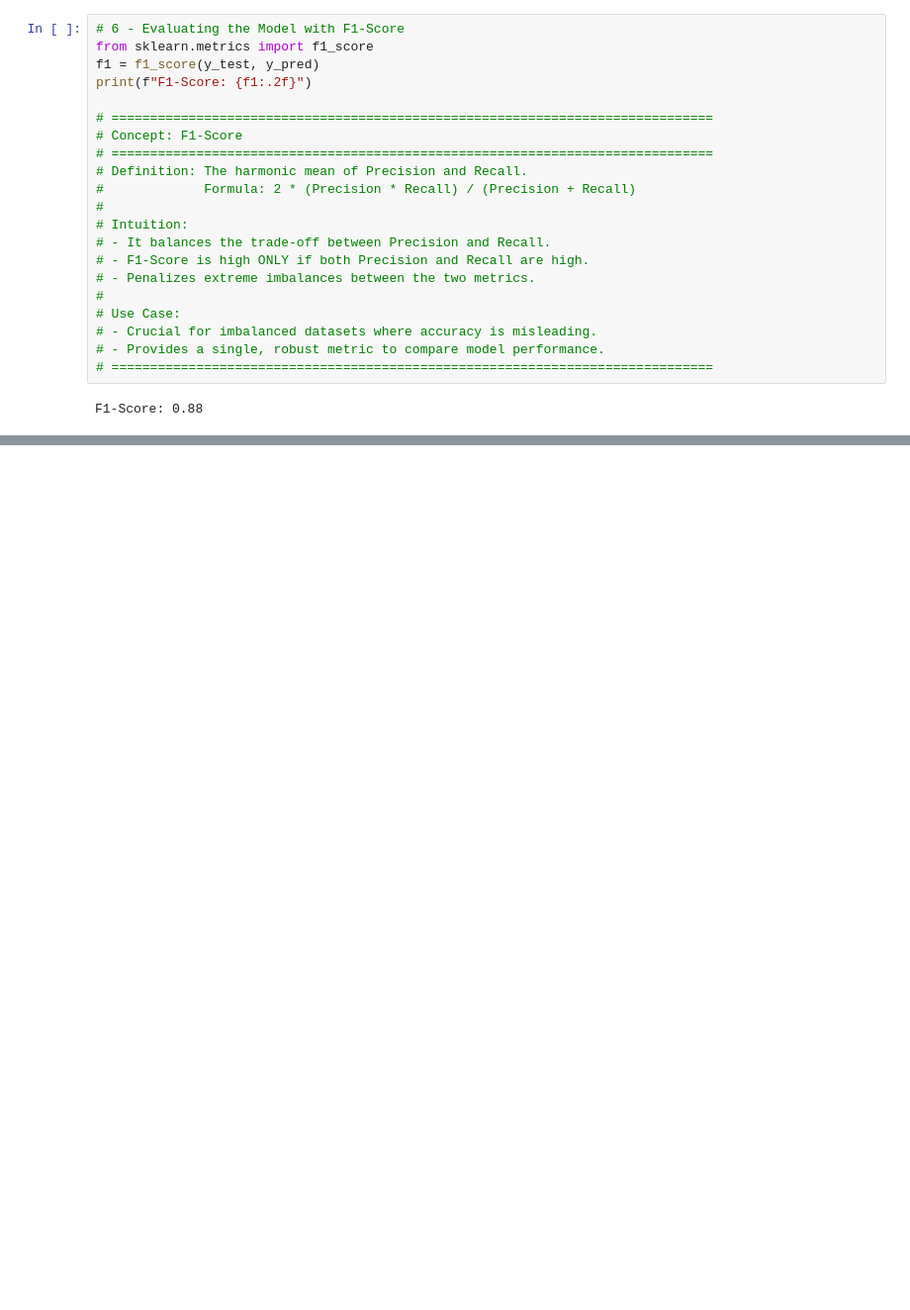
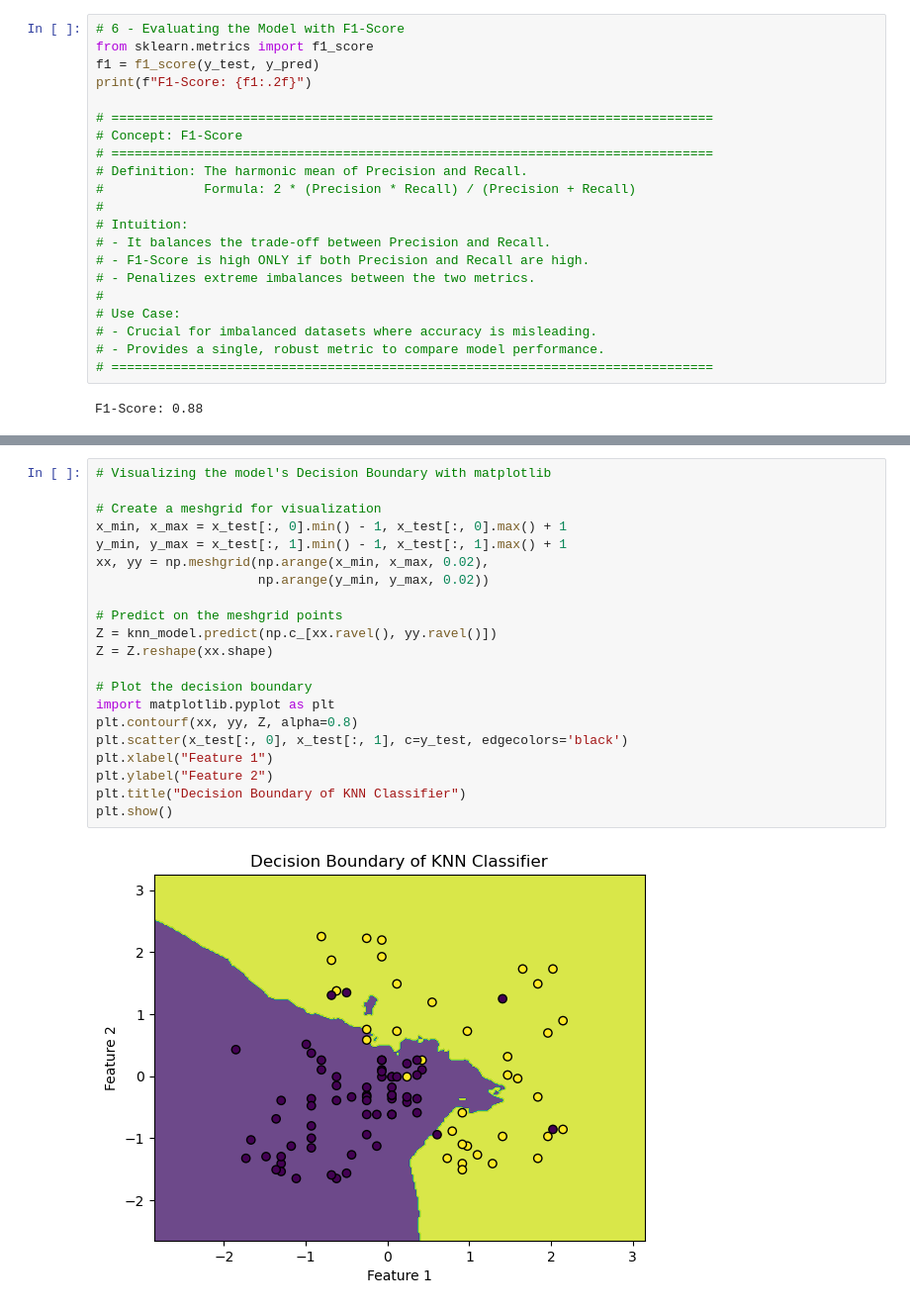
Before and after one commit to Amirhossein-momeni/AmirGeek_MachinLearning, a Jupyter notebook: 0050_Prediction and Evaluation/Prediction and Evaluation 1.ipynb, the cells around one changed output, grey strips where cells are left out. Shown at 99% size. Cells and saved outputs as stored; diff of their text form; blank space fills up the shorter version.

```diff
--- a/0050_Prediction and Evaluation/Prediction and Evaluation 1.ipynb
+++ b/0050_Prediction and Evaluation/Prediction and Evaluation 1.ipynb
@@ -334,0 +335,23 @@ AUC-ROC: 0.94
+# %%
+# Visualizing the model's Decision Boundary with matplotlib
+
+# Create a meshgrid for visualization
+x_min, x_max = x_test[:, 0].min() - 1, x_test[:, 0].max() + 1
+y_min, y_max = x_test[:, 1].min() - 1, x_test[:, 1].max() + 1
+xx, yy = np.meshgrid(np.arange(x_min, x_max, 0.02),
+                     np.arange(y_min, y_max, 0.02))
+
+# Predict on the meshgrid points
+Z = knn_model.predict(np.c_[xx.ravel(), yy.ravel()])
+Z = Z.reshape(xx.shape)
+
+# Plot the decision boundary
+import matplotlib.pyplot as plt
+plt.contourf(xx, yy, Z, alpha=0.8)
+plt.scatter(x_test[:, 0], x_test[:, 1], c=y_test, edgecolors='black')
+plt.xlabel("Feature 1")
+plt.ylabel("Feature 2")
+plt.title("Decision Boundary of KNN Classifier")
+plt.show()
+# %% [output]
+[figure, added]
```
Also changed, not shown: parts of 1 cell of this notebook, 8 other files.
